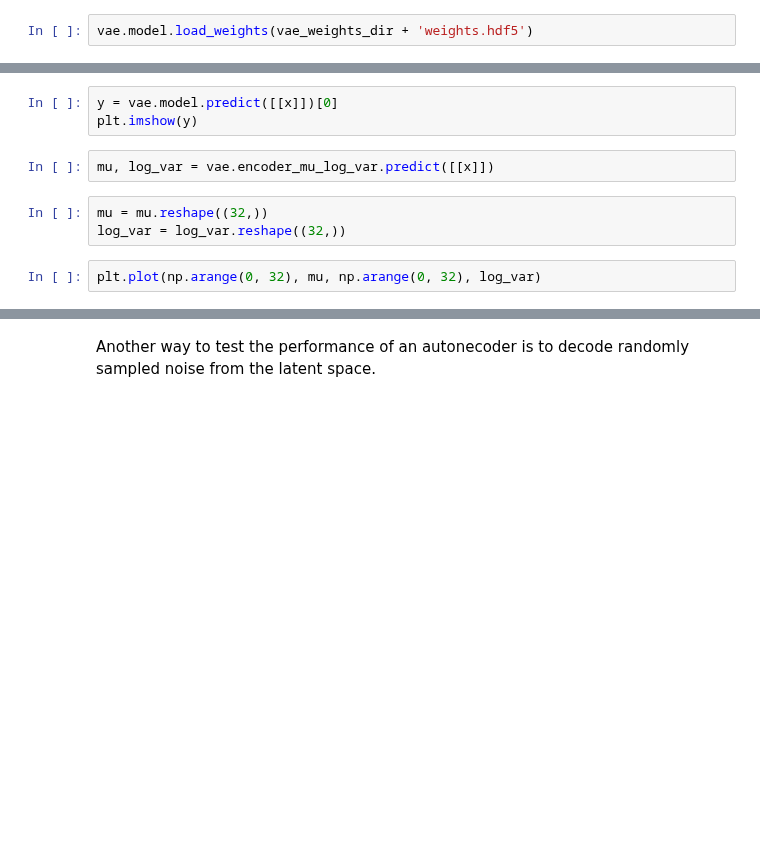
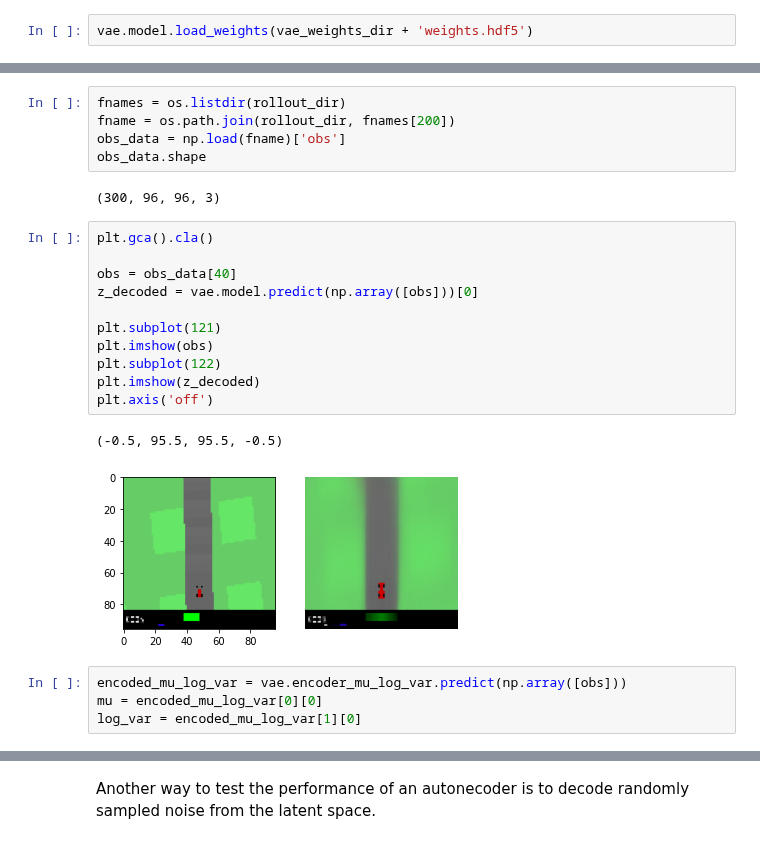
Before and after one commit to DCtheTall/generative-deep-learning, a Jupyter notebook: 8-play/WorldModel.ipynb, the cells around one changed output, grey strips where cells are left out. Cells and saved outputs as stored; diff of their text form; blank space fills up the shorter version.

```diff
--- a/8-play/WorldModel.ipynb
+++ b/8-play/WorldModel.ipynb
@@ -288,10 +297,25 @@ plt.imshow(x)
-# %%
-y = vae.model.predict([[x]])[0]
-plt.imshow(y)
-# %%
-mu, log_var = vae.encoder_mu_log_var.predict([[x]])
-# %%
-mu = mu.reshape((32,))
-log_var = log_var.reshape((32,))
-# %%
-plt.plot(np.arange(0, 32), mu, np.arange(0, 32), log_var)
+# %%
+fnames = os.listdir(rollout_dir)
+fname = os.path.join(rollout_dir, fnames[200])
+obs_data = np.load(fname)['obs']
+obs_data.shape
+# %% [output]
+(300, 96, 96, 3)
+# %%
+plt.gca().cla()
+
+obs = obs_data[40]
+z_decoded = vae.model.predict(np.array([obs]))[0]
+
+plt.subplot(121)
+plt.imshow(obs)
+plt.subplot(122)
+plt.imshow(z_decoded)
+plt.axis('off')
+# %% [output]
+(-0.5, 95.5, 95.5, -0.5)
+[figure, added]
+# %%
+encoded_mu_log_var = vae.encoder_mu_log_var.predict(np.array([obs]))
+mu = encoded_mu_log_var[0][0]
+log_var = encoded_mu_log_var[1][0]
```
Also changed, not shown: parts of 14 cells of this notebook.
